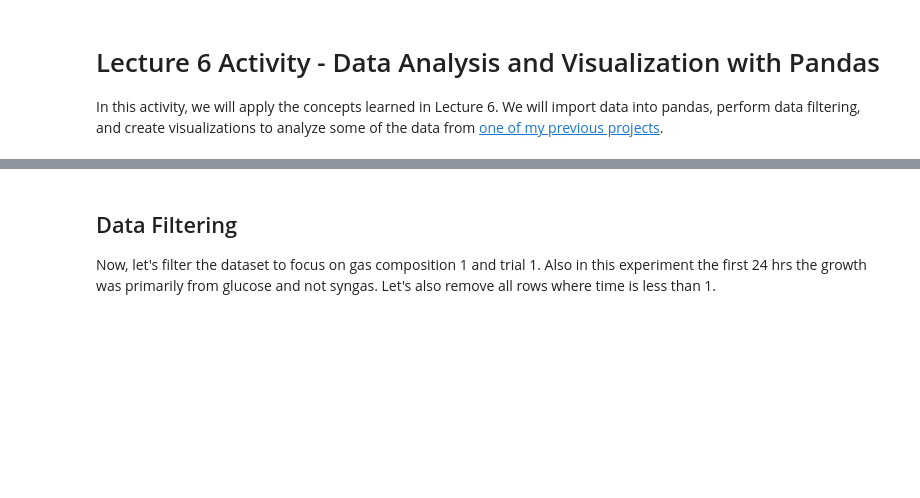
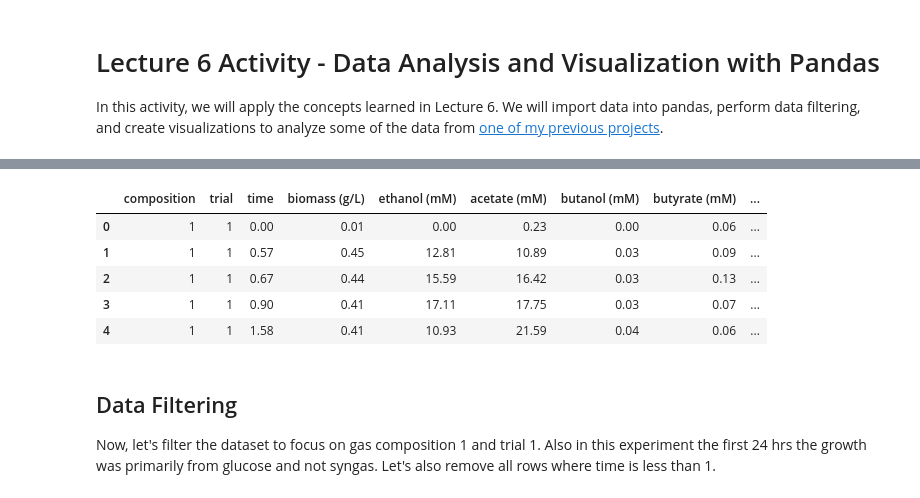
Before and after one commit to UH-MBBE/lecture-6-introduction-to-pandas-continued-garrettroell2, a Jupyter notebook: L6_Activity.ipynb, the cells around one changed output, grey strips where cells are left out. Cells and saved outputs as stored; diff of their text form; code cells hidden in the pictures; blank space fills up the shorter version.

```diff
--- a/L6_Activity.ipynb
+++ b/L6_Activity.ipynb
@@ -7,5 +16,15 @@ In this activity, we will apply the concepts learned in Lecture 6. We will impor
 # %%
 # load the syngas_data.csv file from the data folder into a dataframe called syngas_df
+syngas_df = pd.read_csv('data/syngas_data.csv')
+
+syngas_df.head()
+# %% [output]
+|  | composition | trial | time | biomass (g/L) | ethanol (mM) | acetate (mM) | butanol (mM) | butyrate (mM) | ... |
+| 0 | 1 | 1 | 0.00 | 0.01 | 0.00 | 0.23 | 0.00 | 0.06 | ... |
+| 1 | 1 | 1 | 0.57 | 0.45 | 12.81 | 10.89 | 0.03 | 0.09 | ... |
+| 2 | 1 | 1 | 0.67 | 0.44 | 15.59 | 16.42 | 0.03 | 0.13 | ... |
+| 3 | 1 | 1 | 0.90 | 0.41 | 17.11 | 17.75 | 0.03 | 0.07 | ... |
+| 4 | 1 | 1 | 1.58 | 0.41 | 10.93 | 21.59 | 0.04 | 0.06 | ... |
 # %% [markdown]
 ## Data Filtering
 
```
Also changed, not shown: parts of 9 cells of this notebook.
